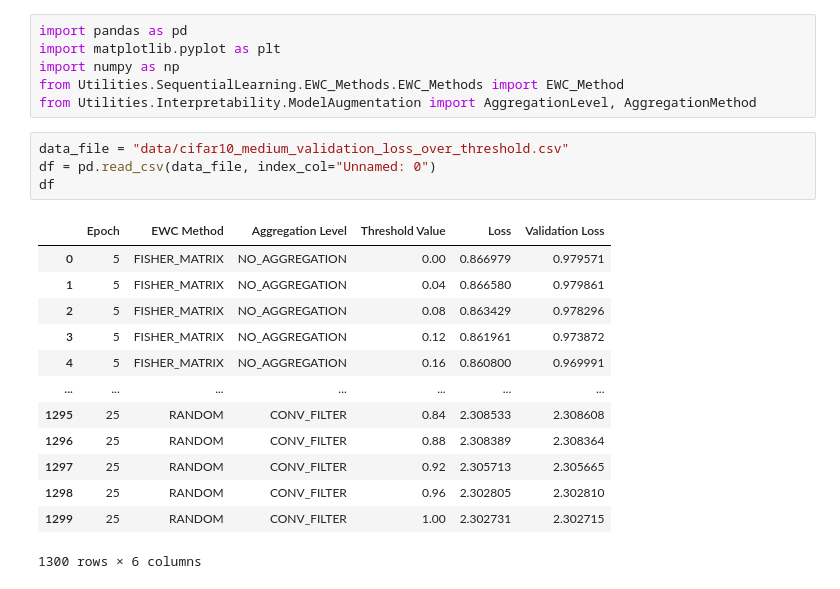
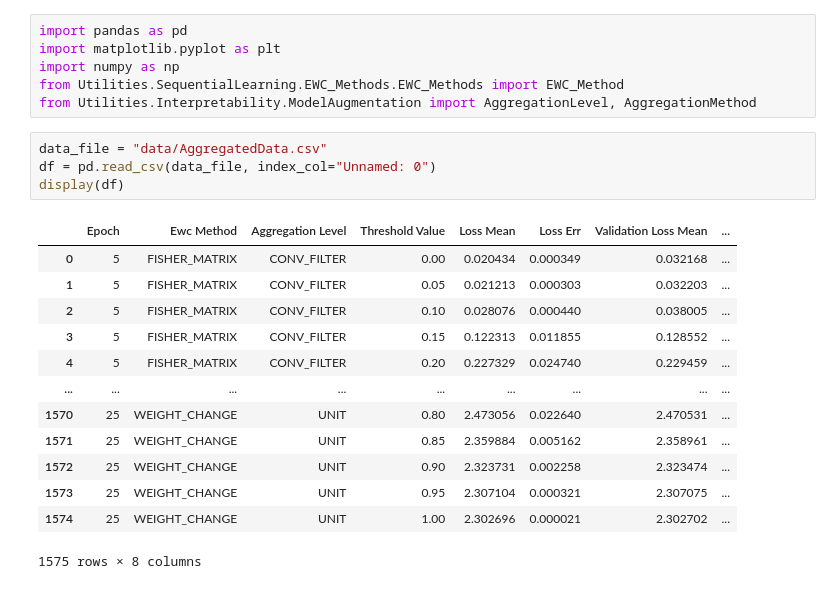
Before and after one commit to hmcalister/Neural-Network-Weight-Importance-Measures, a Jupyter notebook: Data Analysis.ipynb, the cells around one changed output. Cells and saved outputs as stored; diff of their text form.

```diff
--- a/Data Analysis.ipynb
+++ b/Data Analysis.ipynb
@@ -5,23 +5,23 @@ import numpy as np
 from Utilities.SequentialLearning.EWC_Methods.EWC_Methods import EWC_Method
 from Utilities.Interpretability.ModelAugmentation import AggregationLevel, AggregationMethod
 # %%
-data_file = "data/cifar10_medium_validation_loss_over_threshold.csv"
+data_file = "data/AggregatedData.csv"
 df = pd.read_csv(data_file, index_col="Unnamed: 0")
-df
+display(df)
 # %% [output]
-|  | Epoch | EWC Method | Aggregation Level | Threshold Value | Loss | Validation Loss |
-| 0 | 5 | FISHER_MATRIX | NO_AGGREGATION | 0.00 | 0.866979 | 0.979571 |
-| 1 | 5 | FISHER_MATRIX | NO_AGGREGATION | 0.04 | 0.866580 | 0.979861 |
-| 2 | 5 | FISHER_MATRIX | NO_AGGREGATION | 0.08 | 0.863429 | 0.978296 |
-| 3 | 5 | FISHER_MATRIX | NO_AGGREGATION | 0.12 | 0.861961 | 0.973872 |
-| 4 | 5 | FISHER_MATRIX | NO_AGGREGATION | 0.16 | 0.860800 | 0.969991 |
-| ... | ... | ... | ... | ... | ... | ... |
-| 1295 | 25 | RANDOM | CONV_FILTER | 0.84 | 2.308533 | 2.308608 |
-| 1296 | 25 | RANDOM | CONV_FILTER | 0.88 | 2.308389 | 2.308364 |
-| 1297 | 25 | RANDOM | CONV_FILTER | 0.92 | 2.305713 | 2.305665 |
-| 1298 | 25 | RANDOM | CONV_FILTER | 0.96 | 2.302805 | 2.302810 |
-| 1299 | 25 | RANDOM | CONV_FILTER | 1.00 | 2.302731 | 2.302715 |
+|  | Epoch | Ewc Method | Aggregation Level | Threshold Value | Loss Mean | Loss Err | Validation Loss Mean | ... |
+| 0 | 5 | FISHER_MATRIX | CONV_FILTER | 0.00 | 0.020434 | 0.000349 | 0.032168 | ... |
+| 1 | 5 | FISHER_MATRIX | CONV_FILTER | 0.05 | 0.021213 | 0.000303 | 0.032203 | ... |
+| 2 | 5 | FISHER_MATRIX | CONV_FILTER | 0.10 | 0.028076 | 0.000440 | 0.038005 | ... |
+| 3 | 5 | FISHER_MATRIX | CONV_FILTER | 0.15 | 0.122313 | 0.011855 | 0.128552 | ... |
+| 4 | 5 | FISHER_MATRIX | CONV_FILTER | 0.20 | 0.227329 | 0.024740 | 0.229459 | ... |
+| ... | ... | ... | ... | ... | ... | ... | ... | ... |
+| 1570 | 25 | WEIGHT_CHANGE | UNIT | 0.80 | 2.473056 | 0.022640 | 2.470531 | ... |
+| 1571 | 25 | WEIGHT_CHANGE | UNIT | 0.85 | 2.359884 | 0.005162 | 2.358961 | ... |
+| 1572 | 25 | WEIGHT_CHANGE | UNIT | 0.90 | 2.323731 | 0.002258 | 2.323474 | ... |
+| 1573 | 25 | WEIGHT_CHANGE | UNIT | 0.95 | 2.307104 | 0.000321 | 2.307075 | ... |
+| 1574 | 25 | WEIGHT_CHANGE | UNIT | 1.00 | 2.302696 | 0.000021 | 2.302702 | ... |
-1300 rows × 6 columns
+1575 rows × 8 columns
 # %%
 # Each plot is a snapshot of the model at a specific epoch - and all lines contain EWC methods with the same aggregation level
 
```
Also changed, not shown: parts of 2 cells of this notebook.
